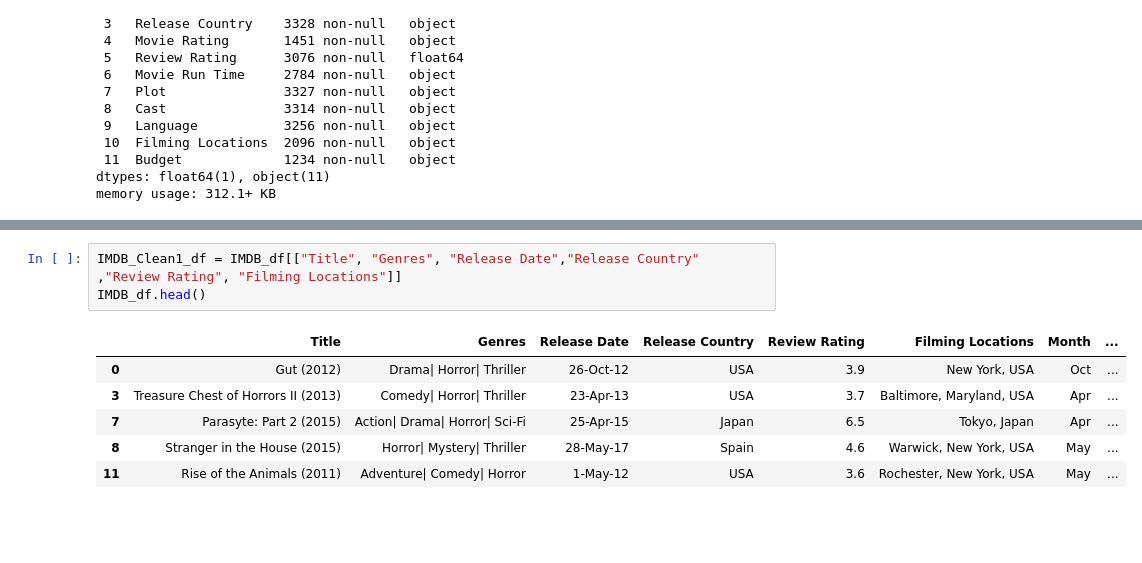
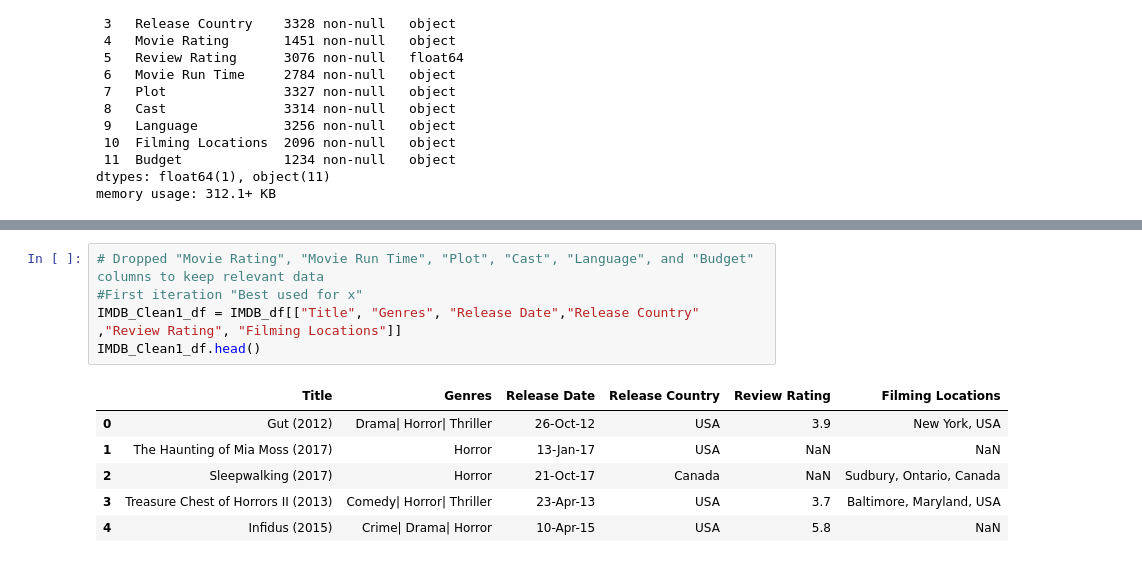
Before and after one commit to PerryMark773/Project-1-Team-1, a Jupyter notebook: main.ipynb, the cells around one changed output, grey strips where cells are left out. Saved outputs shown, nothing was run; the diff lists cells and outputs as text; blank space fills up the shorter version.

Commit message:
fetched branches, cleaned data.

```diff
--- a/main.ipynb
+++ b/main.ipynb
@@ -55,10 +56,12 @@ IMDB_df.describe()
 # %%
+# Dropped "Movie Rating", "Movie Run Time", "Plot", "Cast", "Language", and "Budget" columns to keep relevant data
+#First iteration "Best used for x"
 IMDB_Clean1_df = IMDB_df[["Title", "Genres", "Release Date","Release Country" ,"Review Rating", "Filming Locations"]]
-IMDB_df.head()
+IMDB_Clean1_df.head()
 # %% [output]
-|  | Title | Genres | Release Date | Release Country | Review Rating | Filming Locations | Month | ... |
-| 0 | Gut (2012) | Drama| Horror| Thriller | 26-Oct-12 | USA | 3.9 | New York, USA | Oct | ... |
-| 3 | Treasure Chest of Horrors II (2013) | Comedy| Horror| Thriller | 23-Apr-13 | USA | 3.7 | Baltimore, Maryland, USA | Apr | ... |
-| 7 | Parasyte: Part 2 (2015) | Action| Drama| Horror| Sci-Fi | 25-Apr-15 | Japan | 6.5 | Tokyo, Japan | Apr | ... |
-| 8 | Stranger in the House (2015) | Horror| Mystery| Thriller | 28-May-17 | Spain | 4.6 | Warwick, New York, USA | May | ... |
-| 11 | Rise of the Animals (2011) | Adventure| Comedy| Horror | 1-May-12 | USA | 3.6 | Rochester, New York, USA | May | ... |
+|  | Title | Genres | Release Date | Release Country | Review Rating | Filming Locations |
+| 0 | Gut (2012) | Drama| Horror| Thriller | 26-Oct-12 | USA | 3.9 | New York, USA |
+| 1 | The Haunting of Mia Moss (2017) | Horror | 13-Jan-17 | USA | NaN | NaN |
+| 2 | Sleepwalking (2017) | Horror | 21-Oct-17 | Canada | NaN | Sudbury, Ontario, Canada |
+| 3 | Treasure Chest of Horrors II (2013) | Comedy| Horror| Thriller | 23-Apr-13 | USA | 3.7 | Baltimore, Maryland, USA |
+| 4 | Infidus (2015) | Crime| Drama| Horror | 10-Apr-15 | USA | 5.8 | NaN |
```
Also changed, not shown: parts of 24 cells of this notebook.
